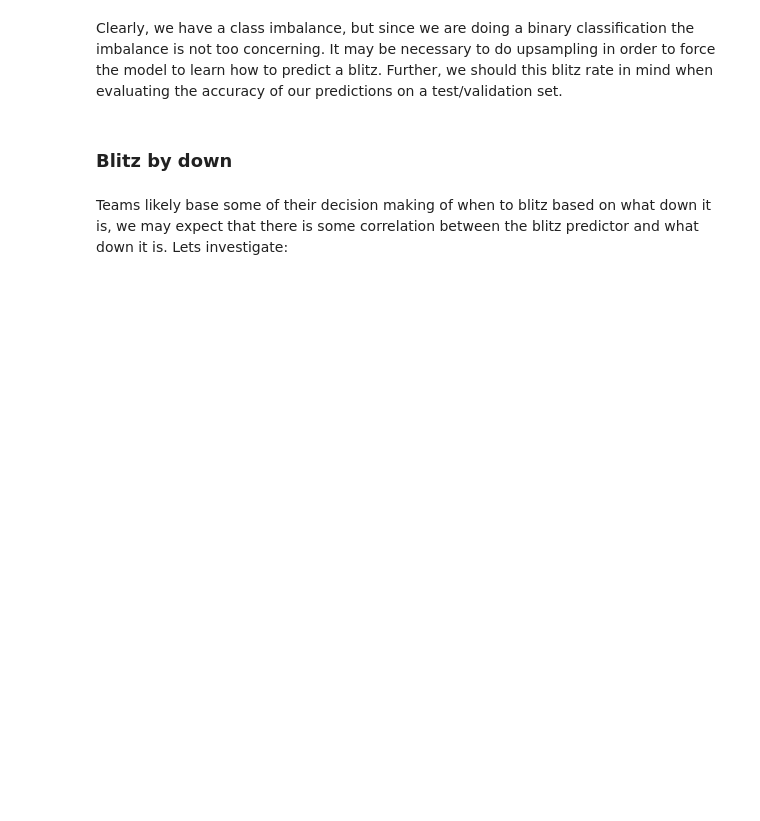
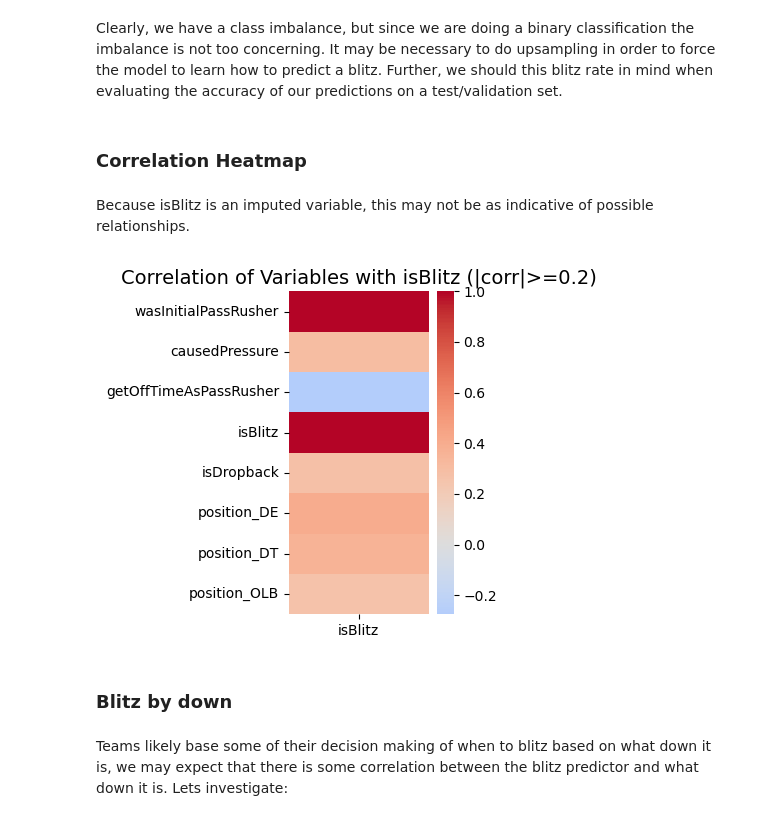
Before and after one commit to tgarity/blitzprediction, a Jupyter notebook: blitz_prediction.ipynb, the cells around one changed output. Drawn from its saved outputs; the diff is of its cells as text; code cells hidden in the pictures; blank space fills up the shorter version.

```diff
--- a/blitz_prediction.ipynb
+++ b/blitz_prediction.ipynb
@@ -141,6 +145,18 @@ blitz_df['isBlitz'] = (
 # Merge position info into blitz_df
 blitz_df = blitz_df.merge(players_df[['nflId', 'position']], on='nflId', how='left')
 
+# Merge play info into blitz_df
+blitz_df = blitz_df.merge(plays_df, on=['gameId', 'playId'], how='left', suffixes=('_left', '_right'))
+
+# Merge game info into blitz_df
+blitz_df = blitz_df.merge(games_df, on='gameId', how='left', suffixes=('_left', '_right'))
+
+# Drop unnecessary columns
+cols_to_drop = [col for col in blitz_df.columns if col.endswith('_right')]
+blitz_df.drop(columns=cols_to_drop, inplace=True)
+cols_to_rename = {col: col[:-2].strip() for col in blitz_df.columns if col.endswith('_left')}
+blitz_df.rename(columns=cols_to_rename, inplace=True)
+
 # Sample blitzers
 blitz_df[blitz_df['isBlitz'] == 1][['gameId', 'playId', 'nflId', 'position']].head()
 # %% [output]
@@ -178,9 +198,3 @@ Here we see that it is **defensive** positions who blitz most, suggesting that w
 Next, we preprocess our `blitz_df` to only include passing plays (blitzes on passing plays are far rarer, and teams generally need help determining when a defense will blitz on a passing play).
 # %% [markdown]
 #### 1. Filtering, Filling Missing Values
-# %%
-# Merge plays into blitz_df
-blitz_df = blitz_df.merge(
-    plays_df[['gameId', 'playId', 'isDropback', 'qbSpike', 'qbKneel', 'playAction']],
-    on=['gameId', 'playId'], how='left'
-)
@@ -337,5 +353,23 @@ print("Blitz rate:", blitz_counts[1] / blitz_counts.sum())
 # %% [markdown]
 Clearly, we have a class imbalance, but since we are doing a binary classification the imbalance is not too concerning. It may be necessary to do upsampling in order to force the model to learn how to predict a blitz. Further, we should this blitz rate in mind when evaluating the accuracy of our predictions on a test/validation set.
+# %% [markdown]
+### Correlation Heatmap
+# %% [markdown]
+Because isBlitz is an imputed variable, this may not be as indicative of possible relationships.
+# %%
+blitz_corr = blitz_df.corr(numeric_only=True)
+
+threshold = 0.2
+filtered_corr = blitz_corr[['isBlitz']]
+filtered_corr = filtered_corr[filtered_corr['isBlitz'].abs() >= threshold]
+
+plt.figure(figsize=(4, max(3, len(filtered_corr)*0.5)))
+sns.heatmap(filtered_corr, annot=False, cmap='coolwarm', center=0, cbar=True)
+plt.title("Correlation of Variables with isBlitz (|corr|>=0.2)", fontsize=14)
+plt.tight_layout()
+plt.show()
+# %% [output]
+[figure, added]
 # %% [markdown]
 ### Blitz by down
 # %% [markdown]
```
Also changed, not shown: parts of 21 cells of this notebook, 1 other file.
